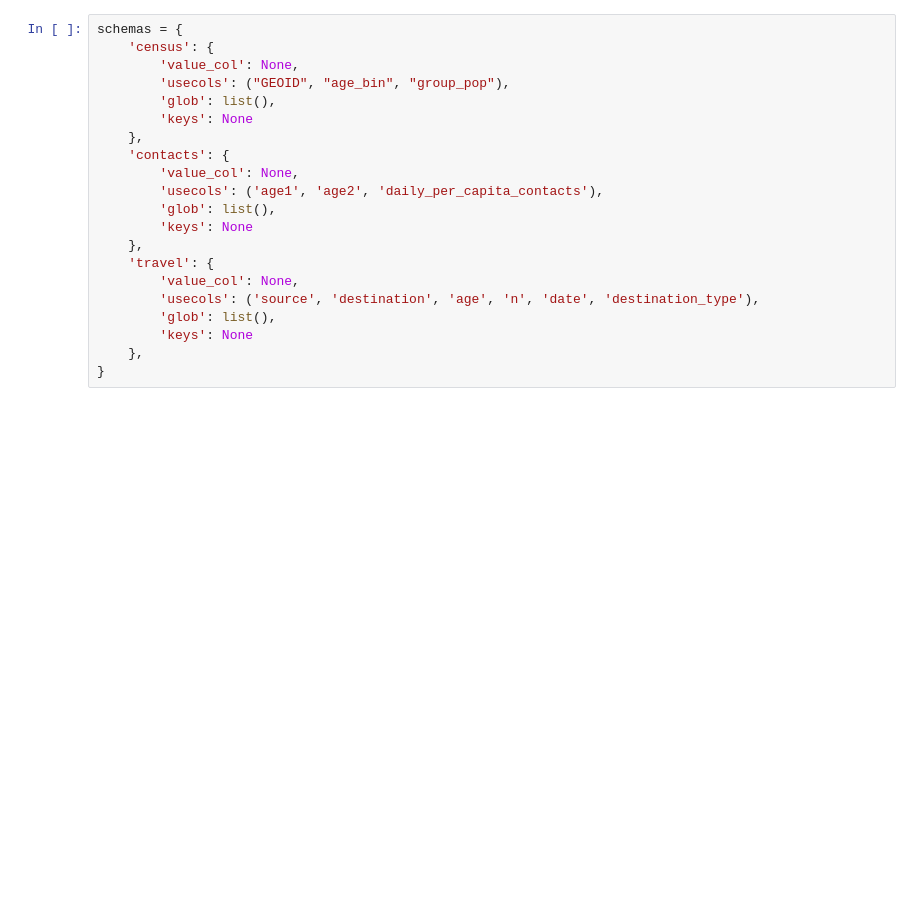
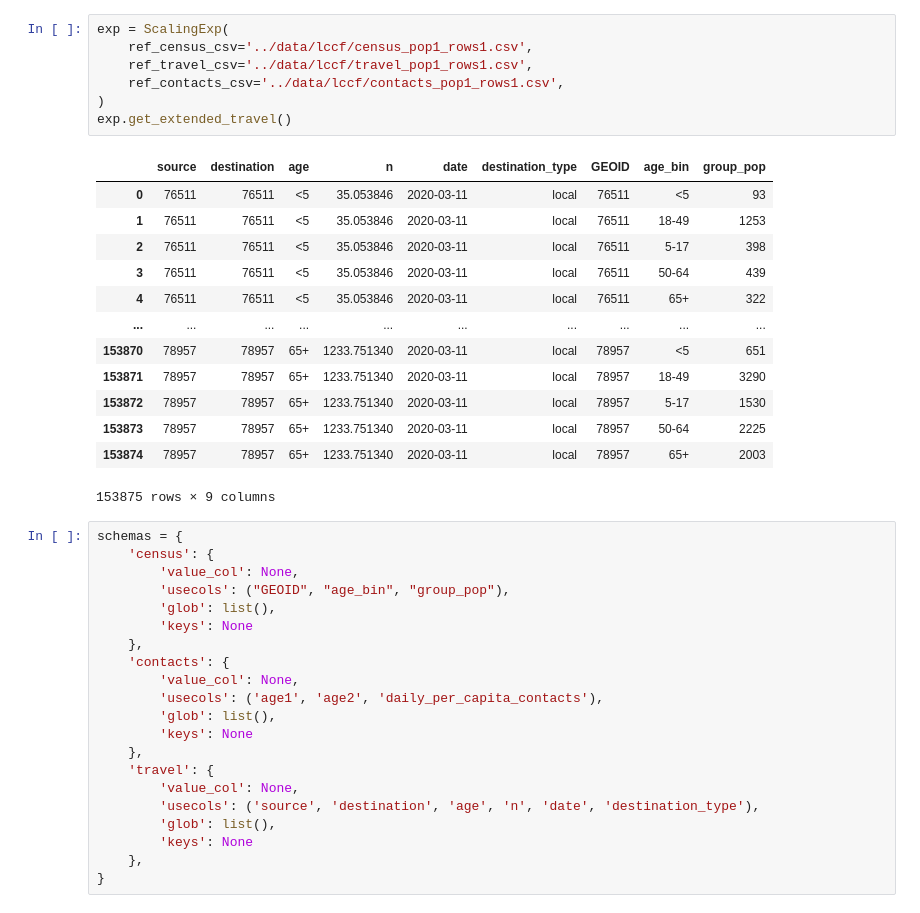
Before and after one commit to UT-Covid/episimlab, a Jupyter notebook: notebooks/20210629_lccf.ipynb, the cells around one changed output. Saved outputs shown, nothing was run; the diff lists cells and outputs as text; blank space fills up the shorter version.

```diff
--- a/notebooks/20210629_lccf.ipynb
+++ b/notebooks/20210629_lccf.ipynb
@@ -38,3 +125,24 @@ def create_scaled_df(ref_df: pd.DataFrame, pop_mult=1, rows_mult=1, schema=None)
+# %%
+exp = ScalingExp(
+    ref_census_csv='../data/lccf/census_pop1_rows1.csv',
+    ref_travel_csv='../data/lccf/travel_pop1_rows1.csv',
+    ref_contacts_csv='../data/lccf/contacts_pop1_rows1.csv',
+)
+exp.get_extended_travel()
+# %% [output]
+|  | source | destination | age | n | date | destination_type | GEOID | age_bin | group_pop |
+| 0 | 76511 | 76511 | <5 | 35.053846 | 2020-03-11 | local | 76511 | <5 | 93 |
+| 1 | 76511 | 76511 | <5 | 35.053846 | 2020-03-11 | local | 76511 | 18-49 | 1253 |
+| 2 | 76511 | 76511 | <5 | 35.053846 | 2020-03-11 | local | 76511 | 5-17 | 398 |
+| 3 | 76511 | 76511 | <5 | 35.053846 | 2020-03-11 | local | 76511 | 50-64 | 439 |
+| 4 | 76511 | 76511 | <5 | 35.053846 | 2020-03-11 | local | 76511 | 65+ | 322 |
+| ... | ... | ... | ... | ... | ... | ... | ... | ... | ... |
+| 153870 | 78957 | 78957 | 65+ | 1233.751340 | 2020-03-11 | local | 78957 | <5 | 651 |
+| 153871 | 78957 | 78957 | 65+ | 1233.751340 | 2020-03-11 | local | 78957 | 18-49 | 3290 |
+| 153872 | 78957 | 78957 | 65+ | 1233.751340 | 2020-03-11 | local | 78957 | 5-17 | 1530 |
+| 153873 | 78957 | 78957 | 65+ | 1233.751340 | 2020-03-11 | local | 78957 | 50-64 | 2225 |
+| 153874 | 78957 | 78957 | 65+ | 1233.751340 | 2020-03-11 | local | 78957 | 65+ | 2003 |
+153875 rows × 9 columns
 # %%
 schemas = {
     'census': {
```
Also changed, not shown: parts of 10 cells of this notebook, 1 other file.
